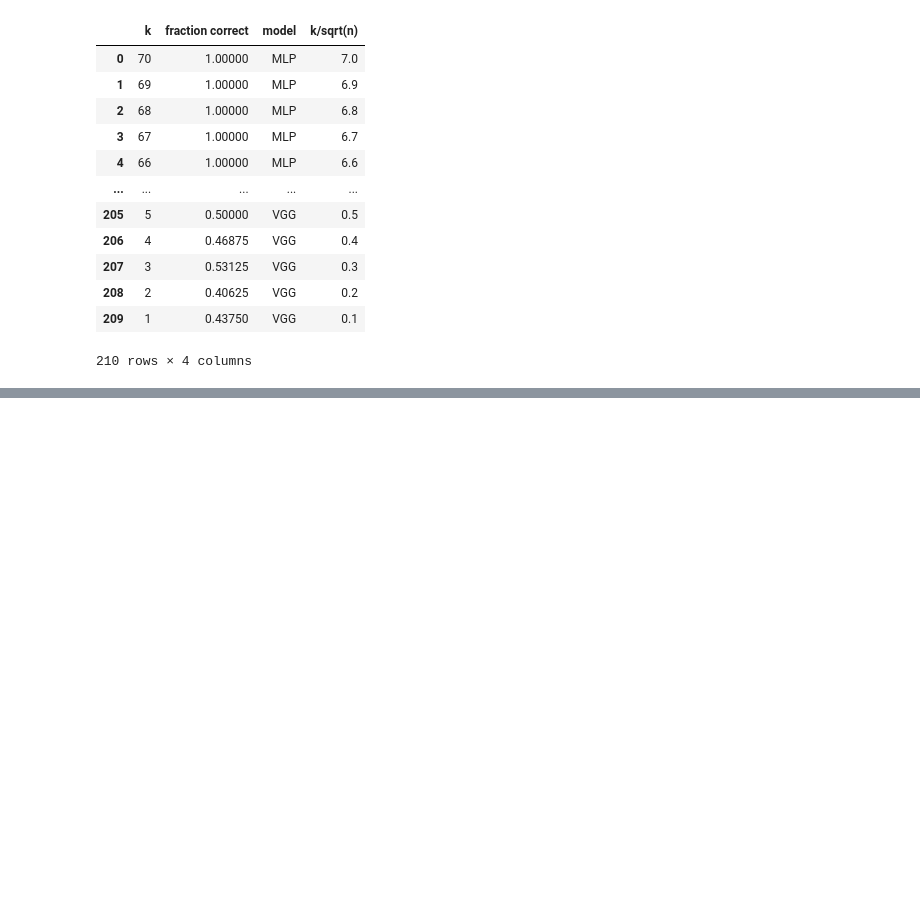
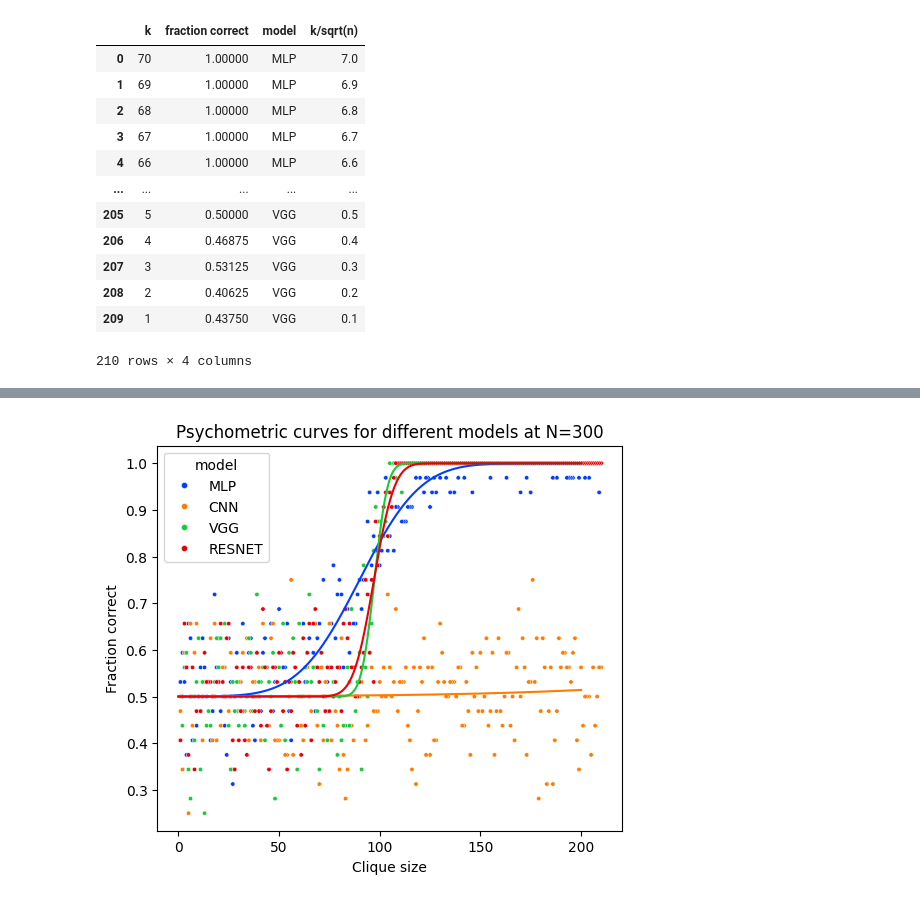
Before and after one commit to danieletirinnanzi/HUPLACLIP-NNs, a Jupyter notebook: scripts/data_fitting.ipynb, the cells around one changed output, grey strips where cells are left out. Cells and saved outputs as stored; diff of their text form; code cells hidden in the pictures; blank space fills up the shorter version.

```diff
--- a/scripts/data_fitting.ipynb
+++ b/scripts/data_fitting.ipynb
@@ -227,0 +366,14 @@ plt.show()
+# %%
+# defining the sigmoid function to fit to the data:
+def sigmoid(k, k0, delta):
+    return (1+ndtr((k-k0)/delta))/2
+# creating unique array and populating it:
+fitted_params_models = []
+for df in [df_MLP, df_CNN, df_VGG, df_RESNET]:
+    fitted_params_models.append(curve_fit(sigmoid, df['clique size'], df['fraction correct'], p0=(70, 20))[0])
+print(fitted_params_models)
+
+# put these into a dataframe:
+df_fitted_params_models = pd.DataFrame(fitted_params_models, columns=['k0', 'delta'])
+df_fitted_params_models['model'] = ['MLP', 'CNN', 'VGG', 'RESNET']
+df_fitted_params_models
@@ -227,0 +387,69 @@ plt.show()
+# %%
+# Create a larger figure with specified size
+fig, ax = plt.subplots(figsize=(6, 5))
+
+# defining model names
+model_names = ['MLP', 'CNN', 'VGG', 'RESNET']
+
+# defining x values
+x_vals = np.linspace(0, 200, 1000)
+
+# creating palette for the graph
+my_palette_models = sns.color_palette("bright", len(model_names))
+
+# Scatter plot based on unique dataframe:
+sns.scatterplot(data=df_models, x='k', y='fraction correct', hue='model', palette=my_palette_models, ax=ax, s=20)
+
+# defining y values for each N value and plotting it
+for index, model in enumerate(model_names):
+    y_vals = (1 + ndtr((x_vals - fitted_params_models[index][0]) / fitted_params_models[index][1])) / 2
+    ax.plot(x_vals, y_vals, color=my_palette_models[index])
+
+# setting labels
+# ax.set_xlim(ax.get_xlim()[0], 80)
+# ax.set_ylim(0.2, 1.03)
+ax.set_ylabel("Fraction correct")
+ax.set_xlabel("Clique size")
+ax.tick_params(axis='x')
+ax.tick_params(axis='y')
+ax.set_title("Psychometric curves for different models at N=300")
+
+# # Remove y ticks that have no meaning
+# yticks = ax.get_yticks()
+# yticks = [tick for tick in yticks if tick <= 1]
+# ax.set_yticks(yticks)
+
+# # Change legend name to "number of nodes"
+# handles, labels = ax.get_legend_handles_labels()
+# legend = ax.legend(handles, labels, title="Number of nodes", loc='lower right')
+
+# # Drawing K0 and delta for N=1000
+# line_x = fitted_params_machines[7][0]
+# line_color = my_palette_models[1]
+# y_vals = (1 + ndtr((x_vals - fitted_params_machines[7][0]) / fitted_params_machines[7][1])) / 2
+# line_y = np.interp(line_x, x_vals, y_vals)
+
+# # Draw vertical dashed line that stops at the curve
+# ax.plot([line_x, line_x], [0, line_y], color=my_palette_models[7], linestyle='--', label='K0')
+
+# # Add label "K0" next to the vertical line
+# ax.text(130, 0.5, 'K₀', color=my_palette_models[7], ha='left', va='top')
+
+# # Add horizontal error bar
+# delta_bar_width = fitted_params_machines[7][1]
+# ax.errorbar(line_x, line_y, xerr=delta_bar_width/2, color=my_palette_models[7], capsize=3)
+
+# # Add label "delta" next to the vertical line
+# ax.text(160, 0.74, r'$\Delta$', color=my_palette_models[7], ha='left', va='bottom')
+
+# Decrease scatter plot marker size
+scatter_collection = ax.collections[0]
+scatter_collection.set_sizes([10])
+
+# saving figure in folder "figures" with 300dpi
+fig.savefig('../results\plots\global_experiment_N300_2024-05-06/models_comparison_fc_over_k_N300.png', dpi=300)
+
+# Show the plot
+plt.show()
+# %% [output]
+[figure, added]
```
Also changed, not shown: parts of 20 cells of this notebook, 44 other files.
